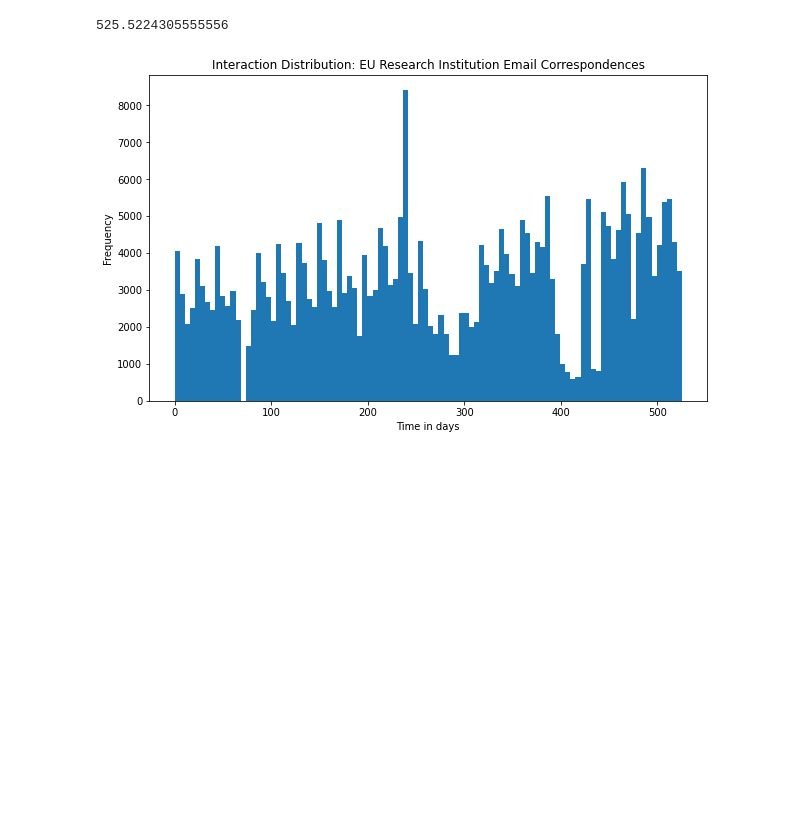
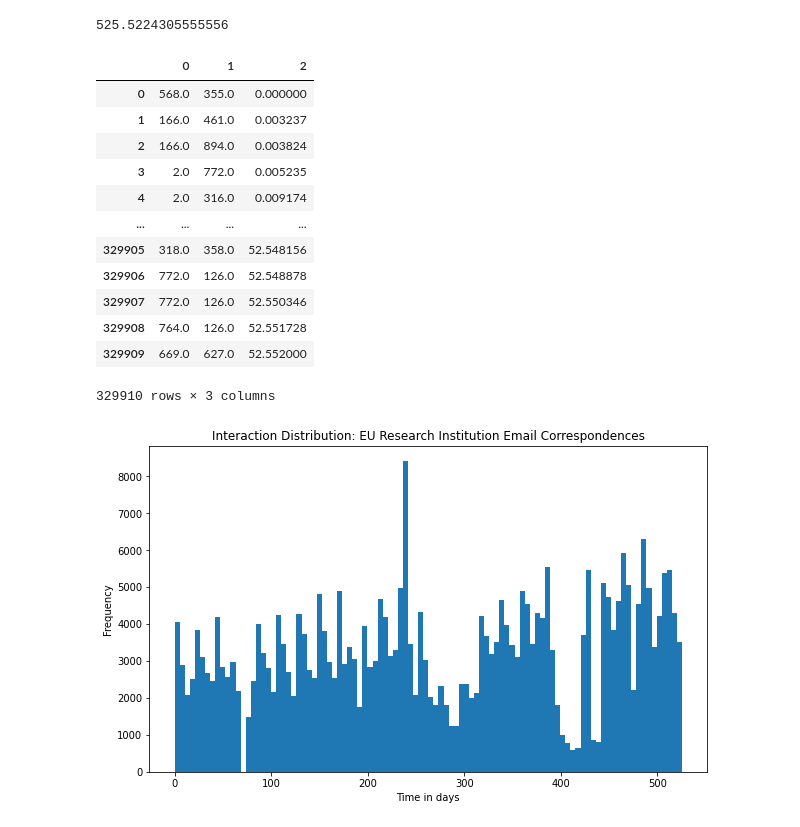
Before and after one commit to TGML-Bachelor-Project/TGML, a Jupyter notebook: src/data/real/modify_datasets.ipynb, the cells around one changed output. Saved outputs shown, nothing was run; the diff lists cells and outputs as text; code cells hidden in the pictures; blank space fills up the shorter version.

Commit message:
downscale of eu dataset added

```diff
--- a/src/data/real/modify_datasets.ipynb
+++ b/src/data/real/modify_datasets.ipynb
@@ -28,6 +28,32 @@ df
 # %% [output]
 Length of reduced real life dataset: 329910
 525.5224305555556
+# %%
+## Dowscale time
+dataset = np.genfromtxt('/home/augustsemrau/drive/bachelor/TGML/src/data/real/edited_datasets/email_eu_core_temporal.csv', delimiter=',')
+## Transform time-intervals
+t_min = min(dataset[:,2])
+t_max = max(dataset[:,2])
+# t_max / 60 / 60 / 24
+dataset[:,2] =  52.552 * ((dataset[:,2] - t_min) / t_max)
+dataset
+df = pd.DataFrame(data=dataset)
+df.to_csv('email_eu_core_temporal_timescale.csv', index=False, header=False)
+df
+# %% [output]
+|  | 0 | 1 | 2 |
+| 0 | 568.0 | 355.0 | 0.000000 |
+| 1 | 166.0 | 461.0 | 0.003237 |
+| 2 | 166.0 | 894.0 | 0.003824 |
+| 3 | 2.0 | 772.0 | 0.005235 |
+| 4 | 2.0 | 316.0 | 0.009174 |
+| ... | ... | ... | ... |
+| 329905 | 318.0 | 358.0 | 52.548156 |
+| 329906 | 772.0 | 126.0 | 52.548878 |
+| 329907 | 772.0 | 126.0 | 52.550346 |
+| 329908 | 764.0 | 126.0 | 52.551728 |
+| 329909 | 669.0 | 627.0 | 52.552000 |
+329910 rows × 3 columns
 # %%
 ## Plotting distribution of RL dataset 2
 dataset = np.genfromtxt('/home/augustsemrau/drive/bachelor/TGML/src/email_eu_core_temporal.csv', delimiter=',')
```
